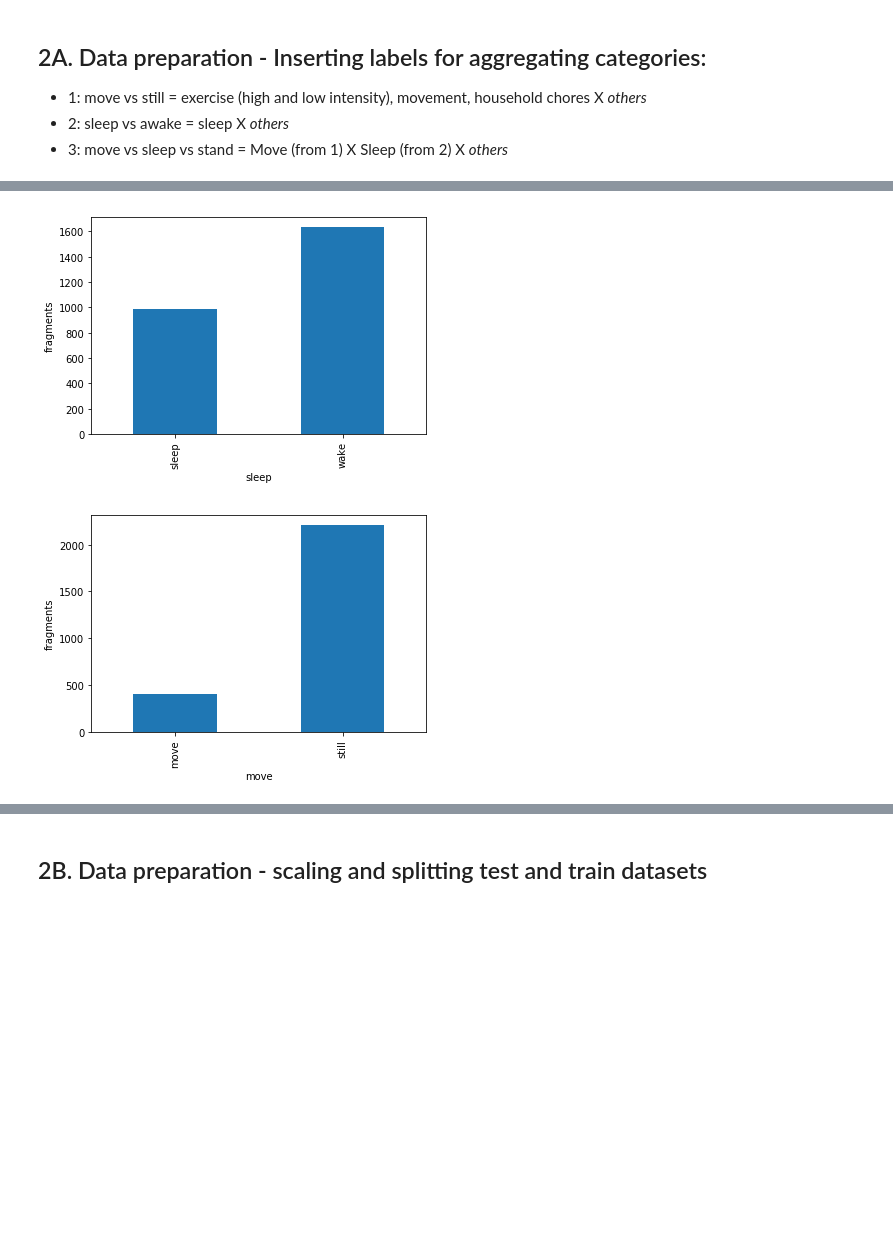
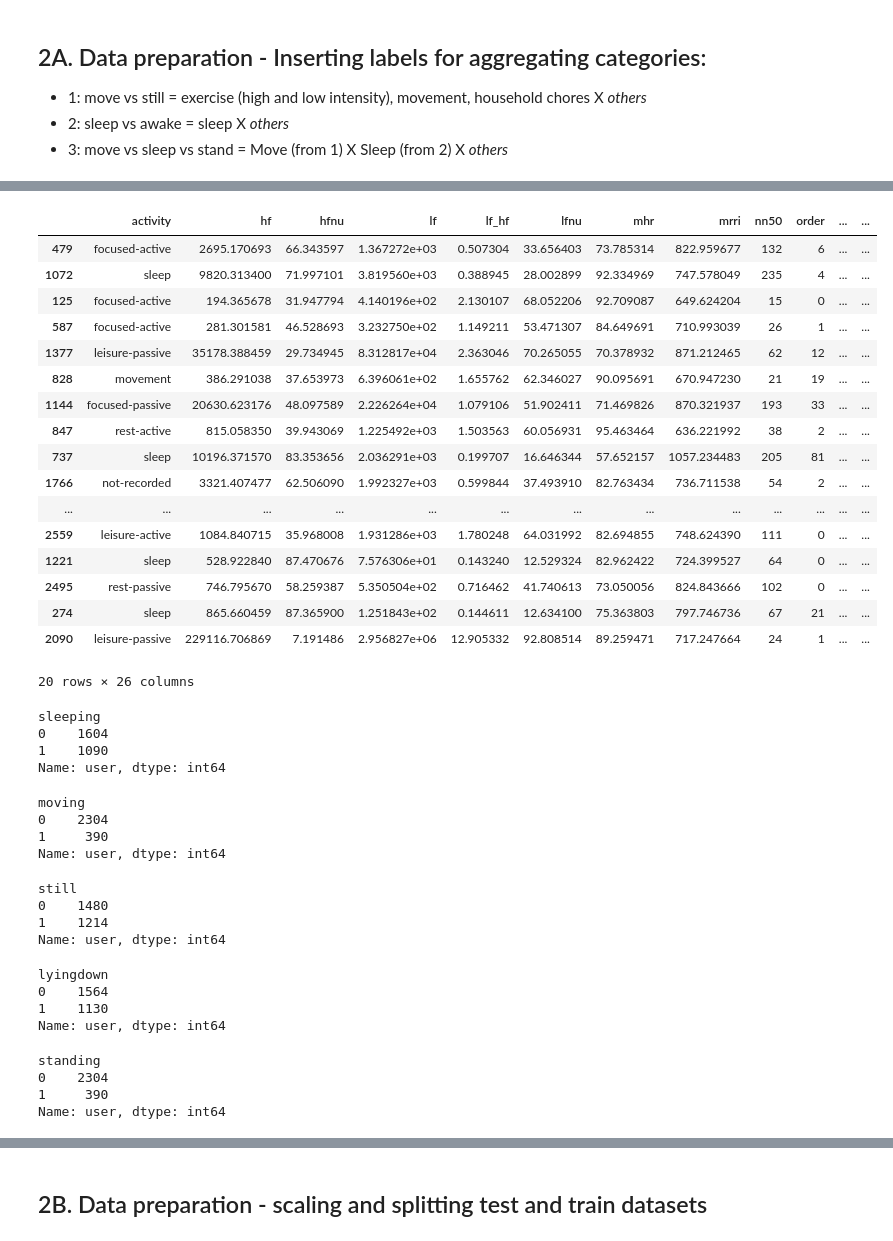
Before and after one commit to jucc/HeRV_analysis, a Jupyter notebook: HeRV_analysis_201801.ipynb, the cells around one changed output, grey strips where cells are left out. Saved outputs shown, nothing was run; the diff lists cells and outputs as text; code cells hidden in the pictures; blank space fills up the shorter version.

```diff
--- a/HeRV_analysis_201801.ipynb
+++ b/HeRV_analysis_201801.ipynb
@@ -44,9 +44,14 @@ hp.plot_count(df, 'activity', exclude=['sleep'])
 * 3: move vs sleep vs stand = Move (from 1) X Sleep (from 2) X *others*
 # %%
 movelist = ['exercise-high', 'exercise-low', 'movement', 'household-chores']
-df = hp.add_partition(df, movelist, pname='move', labelIn='move', labelOut='still')
+#df = hp.add_partition(df, movelist, pname='move', labelIn='move', labelOut='still')
 
 sleeplist = ['sleep']
-df = hp.add_partition(df, sleeplist, pname='sleep', labelIn='sleep', labelOut='wake')
+#df = hp.add_partition(df, sleeplist, pname='sleep', labelIn='sleep', labelOut='wake')
 
-df.sample(5)
+df['sleeping'] = np.where(df['activity'].isin(sleeplist), 1, 0)
+df['moving'] = np.where(df['activity'].isin(movelist), 1, 0)
+df['still'] = np.where(~df['activity'].isin(movelist) & ~df['activity'].isin(sleeplist), 1, 0)
+df['lyingdown'] = np.where(df['posture'].isin(['lie', 'lying down']), 1, 0)
+df['sitting'] = np.where(df['posture'].isin(['sit','sitting']), 1, 0)
+df['standing'] = np.where(df['posture'].isin(['stand','standing', 'standing ']), 1, 0)
@@ -61,8 +58,56 @@ df.sample(5)
+# %%
+df.sample(20)
+# %% [output]
+|  | activity | hf | hfnu | lf | lf_hf | lfnu | mhr | mrri | nn50 | order | ... | ... |
+| 479 | focused-active | 2695.170693 | 66.343597 | 1.367272e+03 | 0.507304 | 33.656403 | 73.785314 | 822.959677 | 132 | 6 | ... | ... |
+| 1072 | sleep | 9820.313400 | 71.997101 | 3.819560e+03 | 0.388945 | 28.002899 | 92.334969 | 747.578049 | 235 | 4 | ... | ... |
+| 125 | focused-active | 194.365678 | 31.947794 | 4.140196e+02 | 2.130107 | 68.052206 | 92.709087 | 649.624204 | 15 | 0 | ... | ... |
+| 587 | focused-active | 281.301581 | 46.528693 | 3.232750e+02 | 1.149211 | 53.471307 | 84.649691 | 710.993039 | 26 | 1 | ... | ... |
+| 1377 | leisure-passive | 35178.388459 | 29.734945 | 8.312817e+04 | 2.363046 | 70.265055 | 70.378932 | 871.212465 | 62 | 12 | ... | ... |
+| 828 | movement | 386.291038 | 37.653973 | 6.396061e+02 | 1.655762 | 62.346027 | 90.095691 | 670.947230 | 21 | 19 | ... | ... |
+| 1144 | focused-passive | 20630.623176 | 48.097589 | 2.226264e+04 | 1.079106 | 51.902411 | 71.469826 | 870.321937 | 193 | 33 | ... | ... |
+| 847 | rest-active | 815.058350 | 39.943069 | 1.225492e+03 | 1.503563 | 60.056931 | 95.463464 | 636.221992 | 38 | 2 | ... | ... |
+| 737 | sleep | 10196.371570 | 83.353656 | 2.036291e+03 | 0.199707 | 16.646344 | 57.652157 | 1057.234483 | 205 | 81 | ... | ... |
+| 1766 | not-recorded | 3321.407477 | 62.506090 | 1.992327e+03 | 0.599844 | 37.493910 | 82.763434 | 736.711538 | 54 | 2 | ... | ... |
+| ... | ... | ... | ... | ... | ... | ... | ... | ... | ... | ... | ... | ... |
+| 2559 | leisure-active | 1084.840715 | 35.968008 | 1.931286e+03 | 1.780248 | 64.031992 | 82.694855 | 748.624390 | 111 | 0 | ... | ... |
+| 1221 | sleep | 528.922840 | 87.470676 | 7.576306e+01 | 0.143240 | 12.529324 | 82.962422 | 724.399527 | 64 | 0 | ... | ... |
+| 2495 | rest-passive | 746.795670 | 58.259387 | 5.350504e+02 | 0.716462 | 41.740613 | 73.050056 | 824.843666 | 102 | 0 | ... | ... |
+| 274 | sleep | 865.660459 | 87.365900 | 1.251843e+02 | 0.144611 | 12.634100 | 75.363803 | 797.746736 | 67 | 21 | ... | ... |
+| 2090 | leisure-passive | 229116.706869 | 7.191486 | 2.956827e+06 | 12.905332 | 92.808514 | 89.259471 | 717.247664 | 24 | 1 | ... | ... |
+20 rows × 26 columns
 # %%
-hp.plot_count(df, 'sleep')
+hp.count_by(df, 'sleeping')
 # %% [output]
-[figure, removed]
+sleeping
+0    1604
+1    1090
+Name: user, dtype: int64
 # %%
-hp.plot_count(df, 'move')
+hp.count_by(df, 'moving')
 # %% [output]
-[figure, removed]
+moving
+0    2304
+1     390
+Name: user, dtype: int64
+# %%
+hp.count_by(df, 'still')
+# %% [output]
+still
+0    1480
+1    1214
+Name: user, dtype: int64
+# %%
+hp.count_by(df, 'lyingdown')
+# %% [output]
+lyingdown
+0    1564
+1    1130
+Name: user, dtype: int64
+# %%
+hp.count_by(df, 'standing')
+# %% [output]
+standing
+0    2304
+1     390
+Name: user, dtype: int64
```
Also changed, not shown: parts of 29 cells of this notebook, 4 other files.
